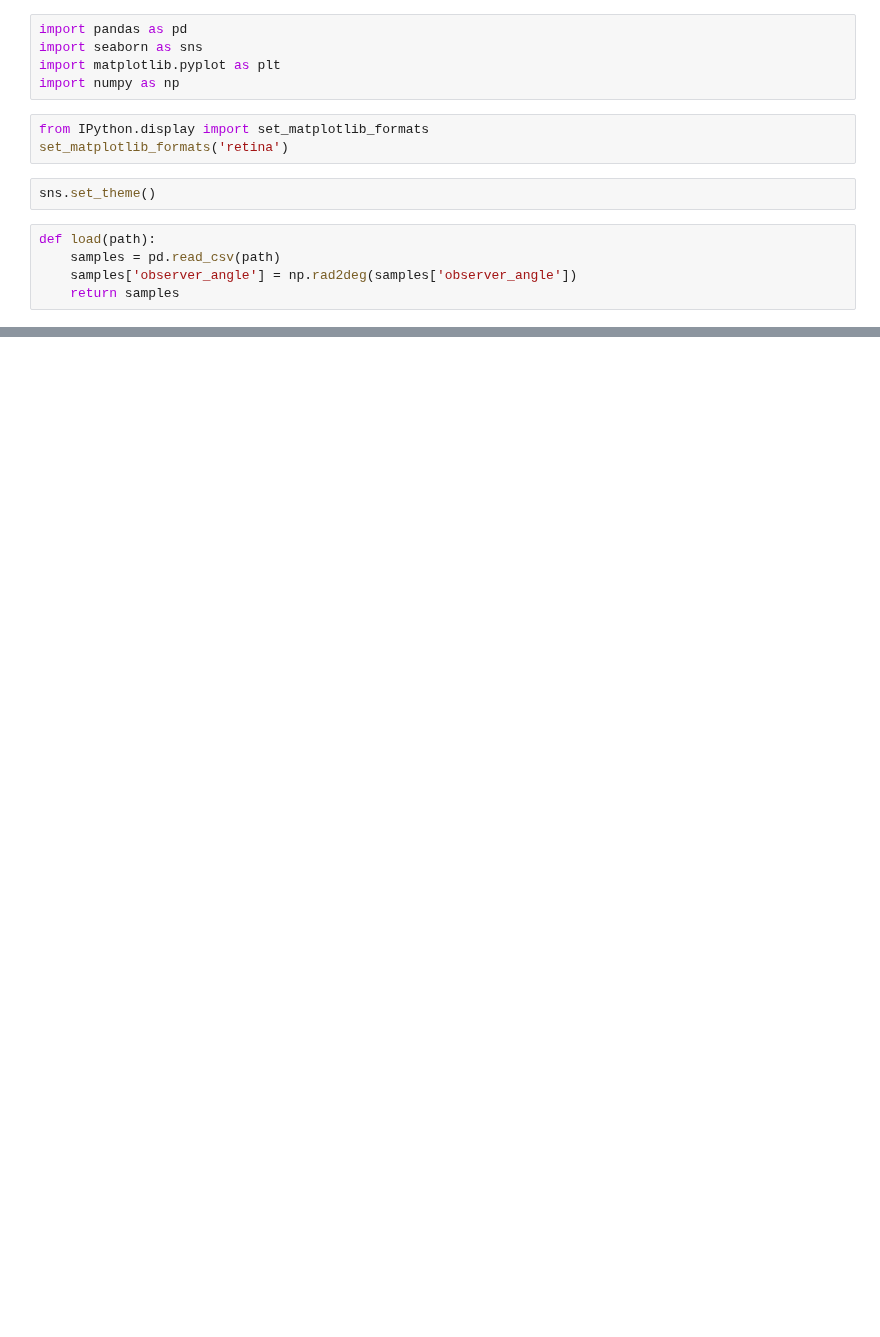
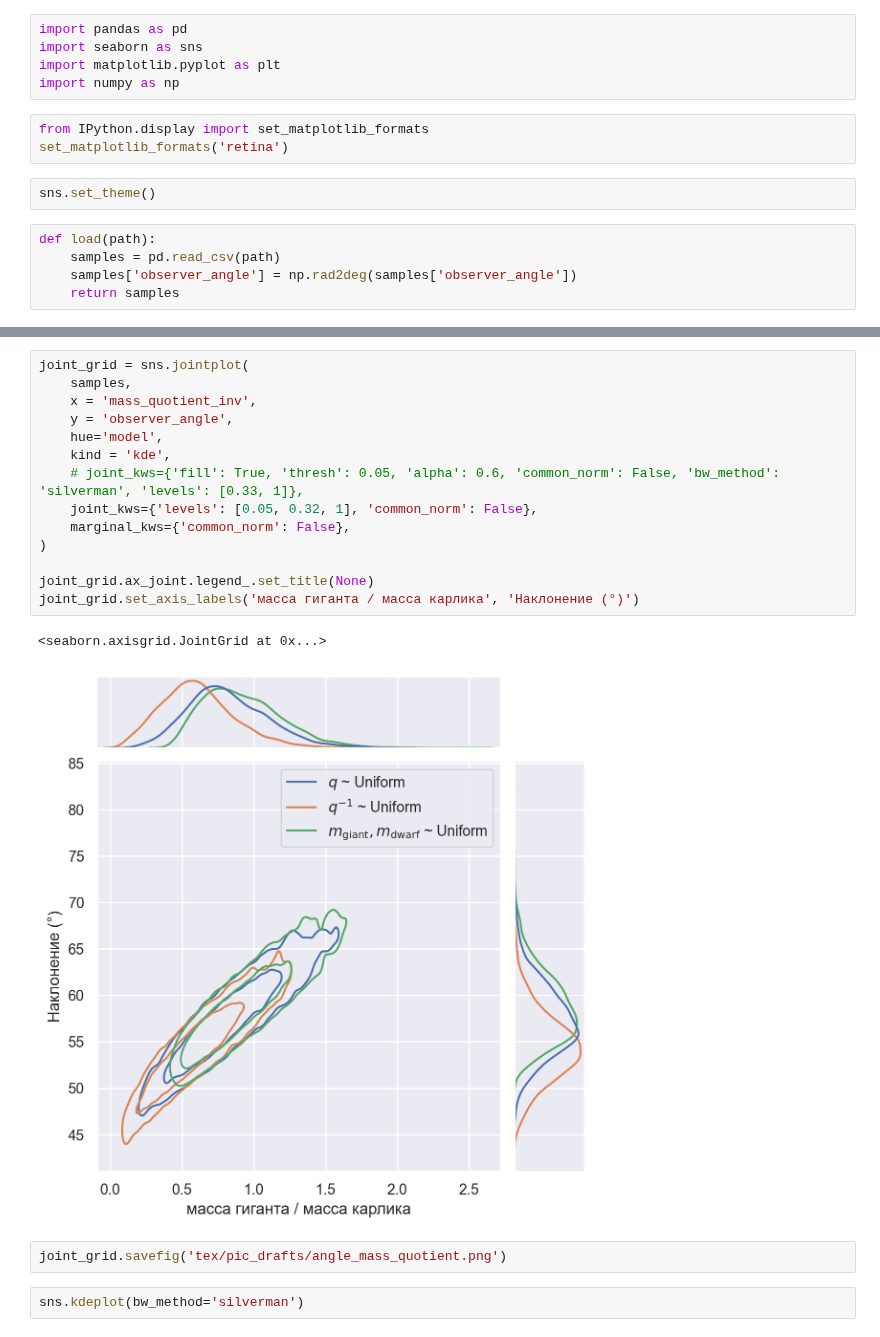
Before and after one commit to Shimuuar/jl-probabilities, a Jupyter notebook: combined_plots.ipynb, the cells around one changed output, grey strips where cells are left out. Cells and saved outputs as stored; diff of their text form; blank space fills up the shorter version.

Commit message:
4096 samples

```diff
--- a/combined_plots.ipynb
+++ b/combined_plots.ipynb
@@ -41,0 +49,21 @@ joint_grid.set_axis_labels('масса гиганта / масса карлик
+# %%
+joint_grid = sns.jointplot(
+    samples,
+    x = 'mass_quotient_inv',
+    y = 'observer_angle',
+    hue='model',
+    kind = 'kde',
+    # joint_kws={'fill': True, 'thresh': 0.05, 'alpha': 0.6, 'common_norm': False, 'bw_method': 'silverman', 'levels': [0.33, 1]},
+    joint_kws={'levels': [0.05, 0.32, 1], 'common_norm': False},
+    marginal_kws={'common_norm': False},
+)
+
+joint_grid.ax_joint.legend_.set_title(None)
+joint_grid.set_axis_labels('масса гиганта / масса карлика', 'Наклонение (°)')
+# %% [output]
+<seaborn.axisgrid.JointGrid at 0x...>
+[figure, added]
+# %%
+joint_grid.savefig('tex/pic_drafts/angle_mass_quotient.png')
+# %%
+sns.kdeplot(bw_method='silverman')
```
Also changed, not shown: parts of 2 cells of this notebook, 6 other files.
